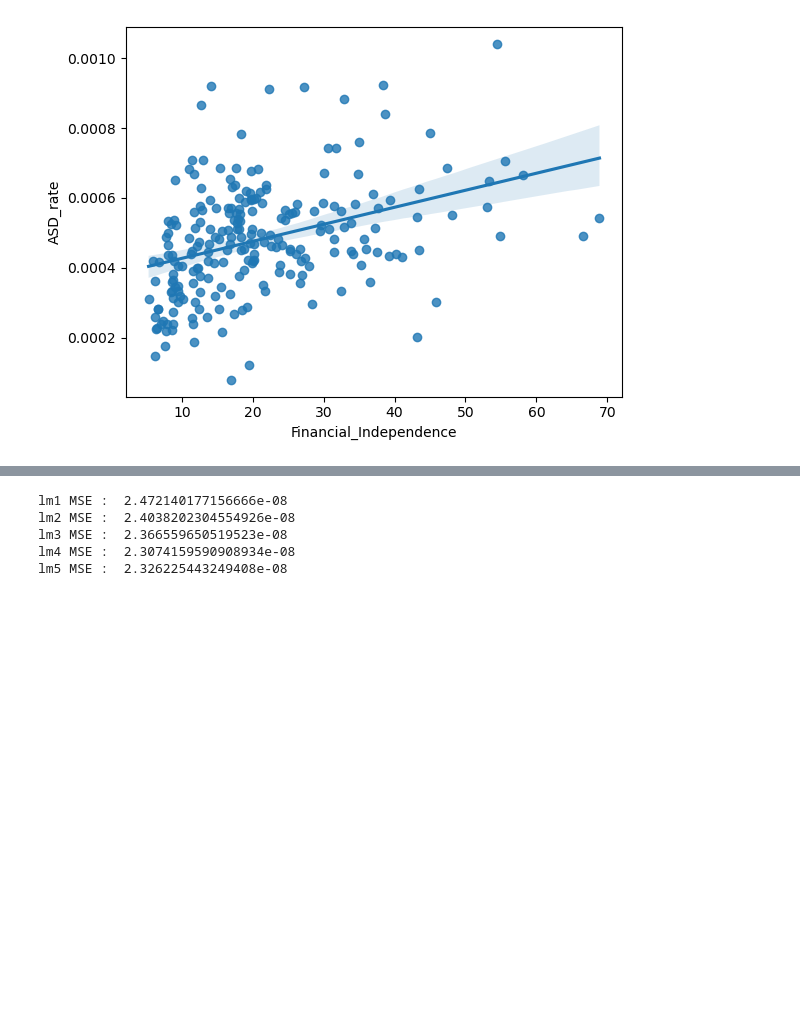
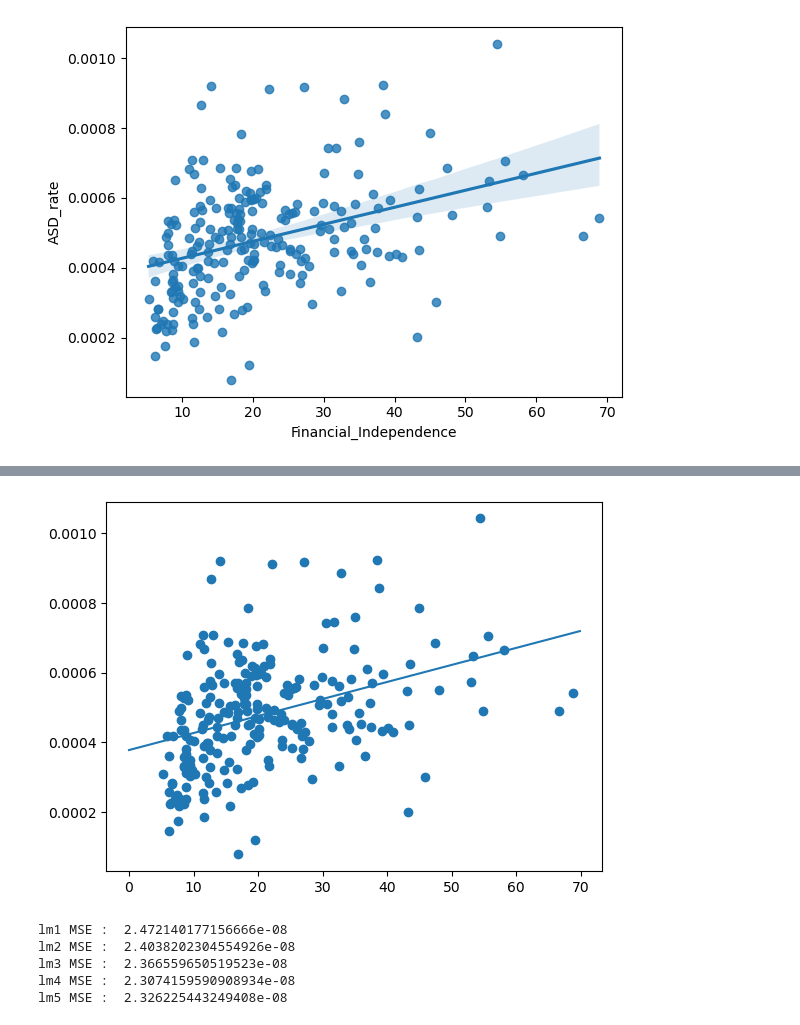
Before and after one commit to milkywaypeko/ASD_FI_Correlation, a Jupyter notebook: ASD_ID_FI_Correlation.ipynb, the cells around one changed output, grey strips where cells are left out. Drawn from its saved outputs; the diff is of its cells as text; code cells hidden in the pictures; blank space fills up the shorter version.

```diff
--- a/ASD_ID_FI_Correlation.ipynb
+++ b/ASD_ID_FI_Correlation.ipynb
@@ -166,3 +166,12 @@ plt.show()
+# %%
+#Draw a graph (X=Financial_Independence Y=ASD_rate) with matplotlib
+FI_OLS_x = np.arange(0, 70, 0.1)
+FI_OLS_y = [ASD_rate_ols_sm_results.predict([1, x]) for x in FI_OLS_x]
+plt.scatter(data['Financial_Independence'], data['ASD_rate'])
+plt.plot(FI_OLS_x, FI_OLS_y)
+plt.show()
+# %% [output]
+[figure, added]
 # %%
 # Make Polynomial Maximum 5
 Financial_Independence_pol = PolynomialFeatures(degree=5, interaction_only=False, include_bias=False)
```
Also changed, not shown: parts of 19 cells of this notebook.
